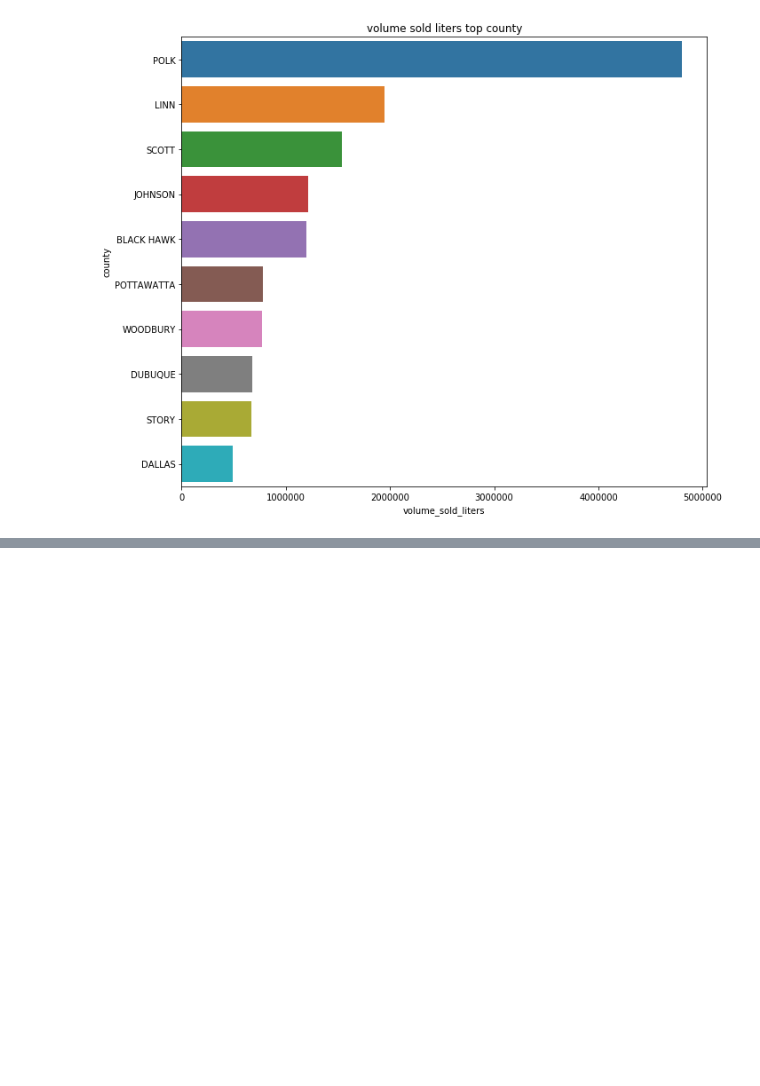
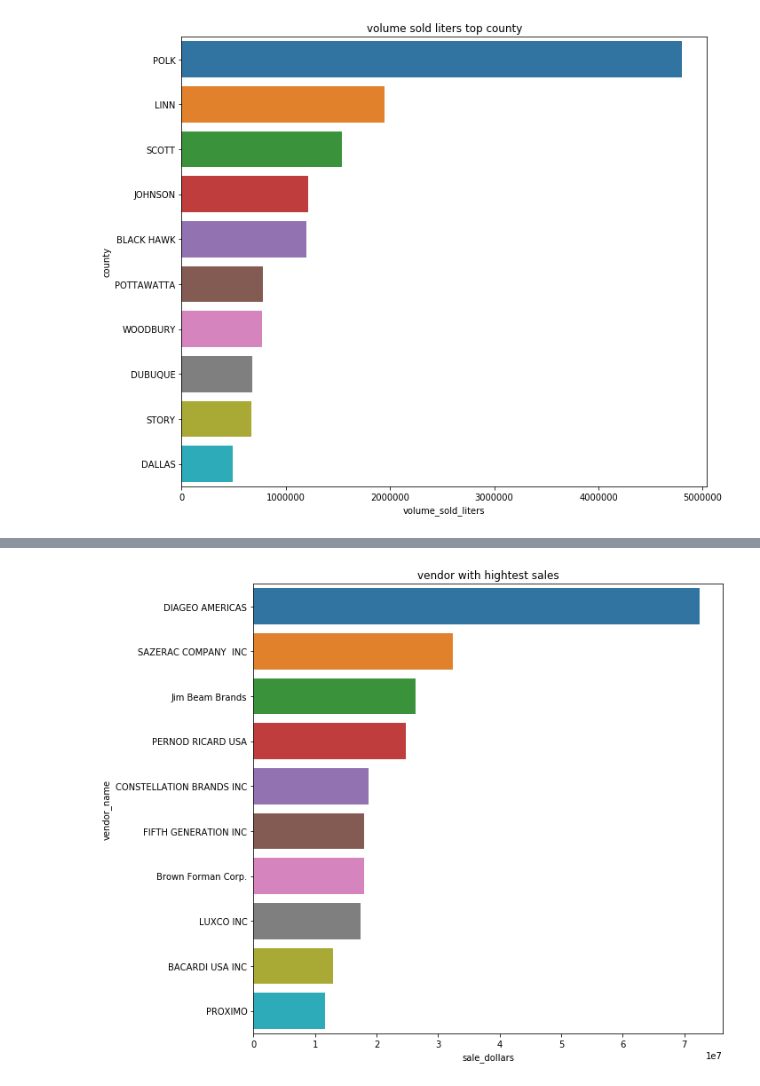
Before and after one commit to krawch1989/iowa_liquor_sales, a Jupyter notebook: main_iowa_liquor.ipynb, the cells around one changed output, grey strips where cells are left out. Saved outputs shown, nothing was run; the diff lists cells and outputs as text; code cells hidden in the pictures; blank space fills up the shorter version.

```diff
--- a/main_iowa_liquor.ipynb
+++ b/main_iowa_liquor.ipynb
@@ -311,0 +261,9 @@ volume_sold_gallons	FLOAT	NULLABLE	Total volume of liquor ordered in gallons. (i
+# %%
+# Топові категорії
+cats = df[["vendor_name", "sale_dollars"]].groupby("vendor_name").sum().sort_values(by="sale_dollars", ascending=False)[:10].reset_index()
+plt.figure(figsize=(10,8))
+sns.barplot(x="sale_dollars", y="vendor_name", data=cats)
+plt.title('vendor with hightest sales')
+plt.tight_layout()
+# %% [output]
+[figure, added]
```
Also changed, not shown: parts of 7 cells of this notebook.
